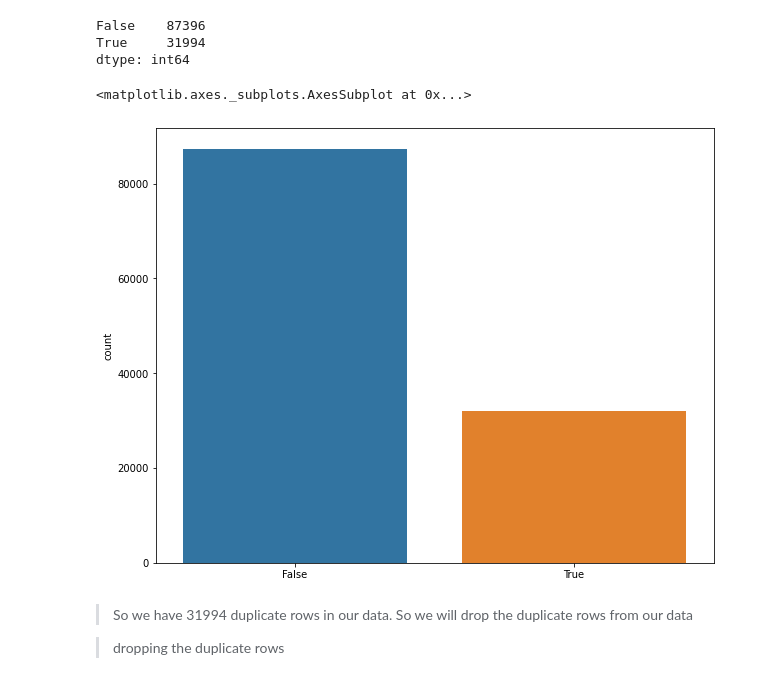
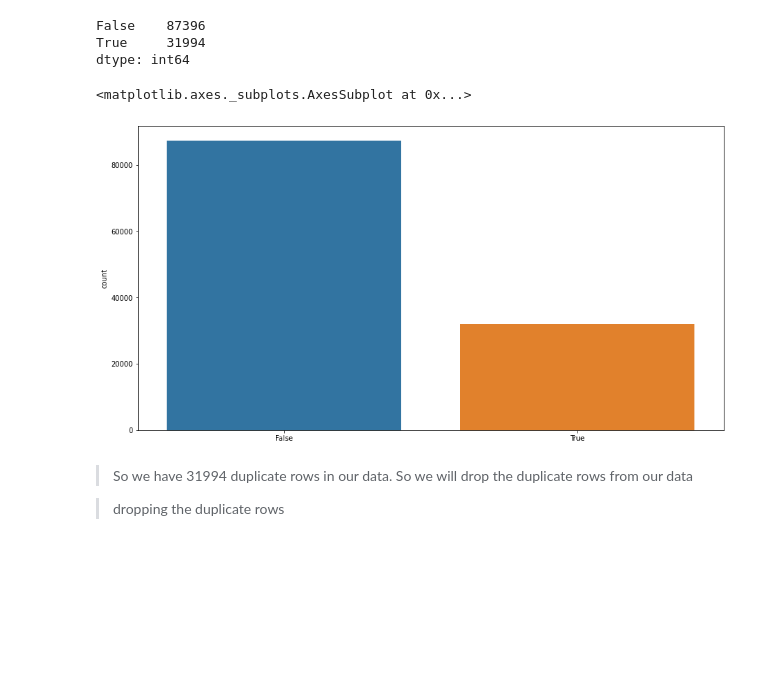
Before and after one commit to pratikghodke777/Hotel-Booking-Analysis---Capstone-Project-, a Jupyter notebook: Hotel_Booking_Analysis_Capstone_Project_(1).ipynb, the cells around one changed output. Cells and saved outputs as stored; diff of their text form; code cells hidden in the pictures; blank space fills up the shorter version.

```diff
--- a/Hotel_Booking_Analysis_Capstone_Project_(1).ipynb
+++ b/Hotel_Booking_Analysis_Capstone_Project_(1).ipynb
@@ -218,11 +222,13 @@ False    87396
 True     31994
 dtype: int64
 # %%
-plt.figure(figsize=(10,8))
+
+#from pandas._libs.hashtable import value_count
+plt.figure(figsize=(15,8))
 sns.countplot(x=DF.duplicated())
 # %% [output]
 <matplotlib.axes._subplots.AxesSubplot at 0x...>
-[figure, old version]
+[figure, new version]
 # %% [markdown]
 
 > So we have 31994 duplicate rows in our data. So we will drop the duplicate rows from our data
```
Also changed, not shown: parts of 4 cells of this notebook.
